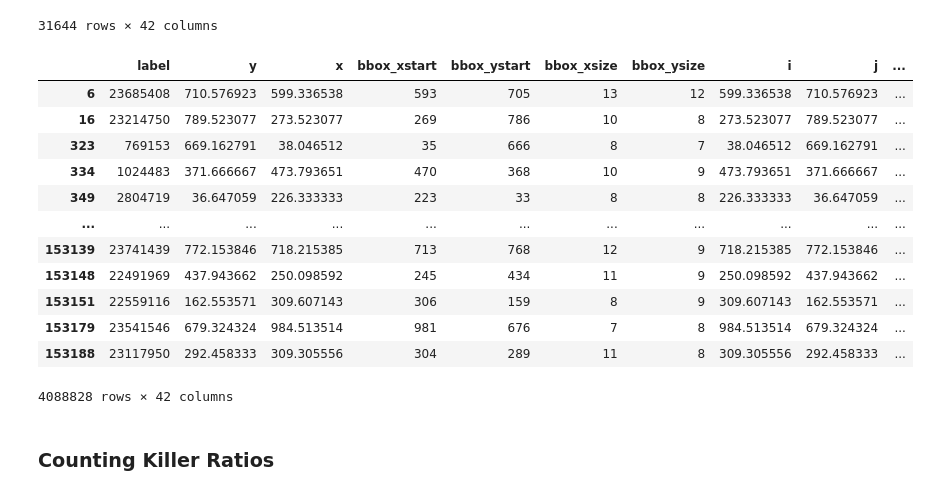
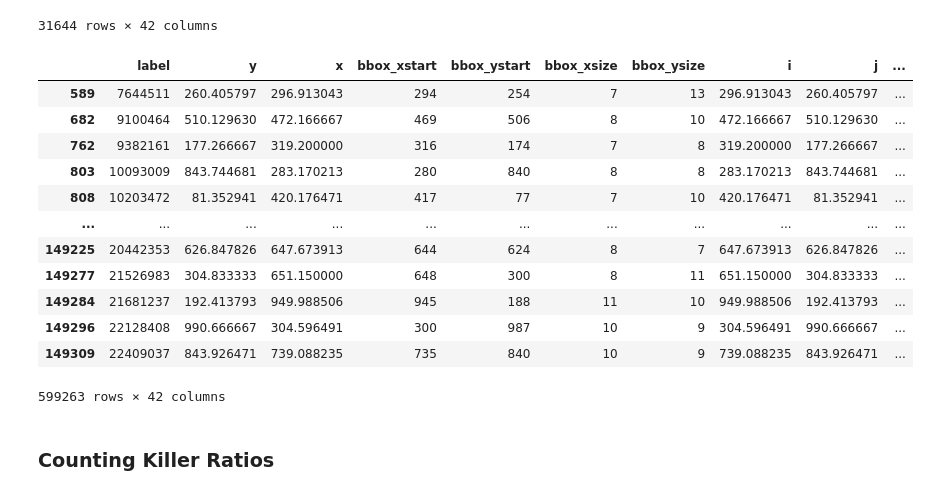
Before and after one commit to bpi-oxford/Cytotoxicity-Pipeline, a Jupyter notebook: notebooks/example_13.ipynb, the cells around one changed output. Drawn from its saved outputs; the diff is of its cells as text; code cells hidden in the pictures.

```diff
--- a/notebooks/example_13.ipynb
+++ b/notebooks/example_13.ipynb
@@ -399,0 +446,4 @@ multi_contacts[0.2]
+# %%
+for i in [2,3,4,4.5,4.9]:
+    multi_contacts[cdi_thres] = pd.read_csv("./tmp/multi_contacts_{:.2f}.csv".format(cdi_thres))
+multi_contacts[0.49]
@@ -400,7 +464,7 @@ multi_contacts[0.2]
 # %%
 tcell_with_kill = {}
 for i in tqdm(range(2,9,1)):
-    cdi_thres = 0.1*i
+    cdi_thres = round(0.1*i,2)
 
     tcell_with_kill[cdi_thres] = dd.merge(tcell_ddf,contacts[cdi_thres][["kill","label"]], on=["label"], how="left")
     tcell_with_kill[cdi_thres] = tcell_with_kill[cdi_thres].compute()
@@ -422,13 +486,14 @@ tcell_with_kill[0.5]
 23595350 rows × 42 columns
 # %%
 tcell_with_multi_kill = {}
-for i in tqdm(range(2,5,1)):
-    cdi_thres = 0.1*i
+# for i in [2,3,4,4.5,4.9]:
+for i in [4.9]:
+    cdi_thres = round(0.1*i,2)
 
     tcell_with_multi_kill[cdi_thres] = dd.merge(tcell_ddf,multi_contacts[cdi_thres][["kill","label"]], on=["label"], how="left")
     tcell_with_multi_kill[cdi_thres] = tcell_with_multi_kill[cdi_thres].compute()
     tcell_with_multi_kill[cdi_thres]['kill'] = tcell_with_multi_kill[cdi_thres]['kill'].fillna(False)
-tcell_with_multi_kill[0.2]
+tcell_with_multi_kill[0.49]
 # %% [output]
 |  | label | y | x | bbox_xstart | bbox_ystart | bbox_xsize | bbox_ysize | i | j | ... |
 | 0 | 23506300 | 858.538462 | 236.400000 | 233 | 854 | 8 | 11 | 236.400000 | 858.538462 | ... |
@@ -451,7 +516,7 @@ tcell_with_multi_kill[0.2]
 tcell_killing = {}
 
 for i in tqdm(range(2,9,1)):
-    cdi_thres = 0.1*i
+    cdi_thres = round(0.1*i,2)
     tcell_killing[cdi_thres] = tcell_with_kill[cdi_thres][tcell_with_kill[cdi_thres]["kill"]]
 tcell_killing[0.5]
 # %% [output]
@@ -471,24 +536,25 @@ tcell_killing[0.5]
 # %%
 tcell_multi_killing = {}
 
-for i in tqdm(range(2,5,1)):
-    cdi_thres = 0.1*i
+# for i in [2,3,4,4.5,4.9]:
+for i in [4.9]:
+    cdi_thres = round(0.1*i,2)
     tcell_multi_killing[cdi_thres] = tcell_with_multi_kill[cdi_thres][tcell_with_multi_kill[cdi_thres]["kill"]]
-tcell_multi_killing[0.2]
+tcell_multi_killing[0.49]
 # %% [output]
 |  | label | y | x | bbox_xstart | bbox_ystart | bbox_xsize | bbox_ysize | i | j | ... |
-| 6 | 23685408 | 710.576923 | 599.336538 | 593 | 705 | 13 | 12 | 599.336538 | 710.576923 | ... |
-| 16 | 23214750 | 789.523077 | 273.523077 | 269 | 786 | 10 | 8 | 273.523077 | 789.523077 | ... |
-| 323 | 769153 | 669.162791 | 38.046512 | 35 | 666 | 8 | 7 | 38.046512 | 669.162791 | ... |
-| 334 | 1024483 | 371.666667 | 473.793651 | 470 | 368 | 10 | 9 | 473.793651 | 371.666667 | ... |
-| 349 | 2804719 | 36.647059 | 226.333333 | 223 | 33 | 8 | 8 | 226.333333 | 36.647059 | ... |
+| 589 | 7644511 | 260.405797 | 296.913043 | 294 | 254 | 7 | 13 | 296.913043 | 260.405797 | ... |
+| 682 | 9100464 | 510.129630 | 472.166667 | 469 | 506 | 8 | 10 | 472.166667 | 510.129630 | ... |
+| 762 | 9382161 | 177.266667 | 319.200000 | 316 | 174 | 7 | 8 | 319.200000 | 177.266667 | ... |
+| 803 | 10093009 | 843.744681 | 283.170213 | 280 | 840 | 8 | 8 | 283.170213 | 843.744681 | ... |
+| 808 | 10203472 | 81.352941 | 420.176471 | 417 | 77 | 7 | 10 | 420.176471 | 81.352941 | ... |
 | ... | ... | ... | ... | ... | ... | ... | ... | ... | ... | ... |
-| 153139 | 23741439 | 772.153846 | 718.215385 | 713 | 768 | 12 | 9 | 718.215385 | 772.153846 | ... |
-| 153148 | 22491969 | 437.943662 | 250.098592 | 245 | 434 | 11 | 9 | 250.098592 | 437.943662 | ... |
-| 153151 | 22559116 | 162.553571 | 309.607143 | 306 | 159 | 8 | 9 | 309.607143 | 162.553571 | ... |
-| 153179 | 23541546 | 679.324324 | 984.513514 | 981 | 676 | 7 | 8 | 984.513514 | 679.324324 | ... |
-| 153188 | 23117950 | 292.458333 | 309.305556 | 304 | 289 | 11 | 8 | 309.305556 | 292.458333 | ... |
+| 149225 | 20442353 | 626.847826 | 647.673913 | 644 | 624 | 8 | 7 | 647.673913 | 626.847826 | ... |
+| 149277 | 21526983 | 304.833333 | 651.150000 | 648 | 300 | 8 | 11 | 651.150000 | 304.833333 | ... |
+| 149284 | 21681237 | 192.413793 | 949.988506 | 945 | 188 | 11 | 10 | 949.988506 | 192.413793 | ... |
+| 149296 | 22128408 | 990.666667 | 304.596491 | 300 | 987 | 10 | 9 | 304.596491 | 990.666667 | ... |
+| 149309 | 22409037 | 843.926471 | 739.088235 | 735 | 840 | 10 | 9 | 739.088235 | 843.926471 | ... |
-4088828 rows × 42 columns
+599263 rows × 42 columns
 # %% [markdown]
 ### Counting Killer Ratios
 # %%
```
Also changed, not shown: parts of 22 cells of this notebook.
